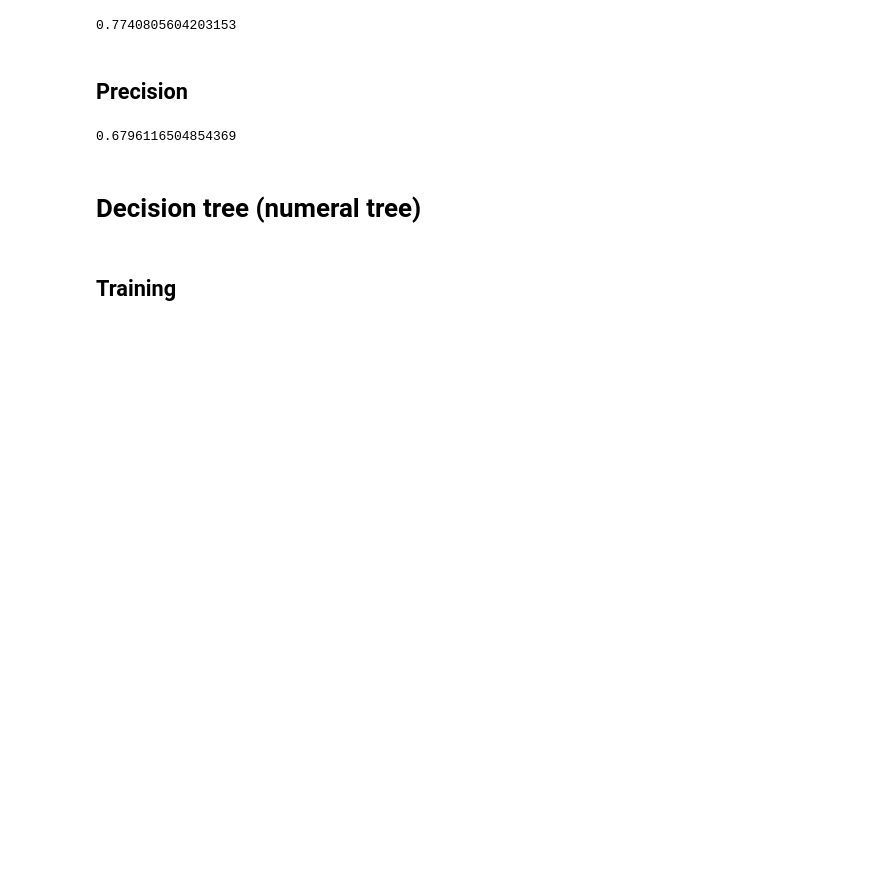
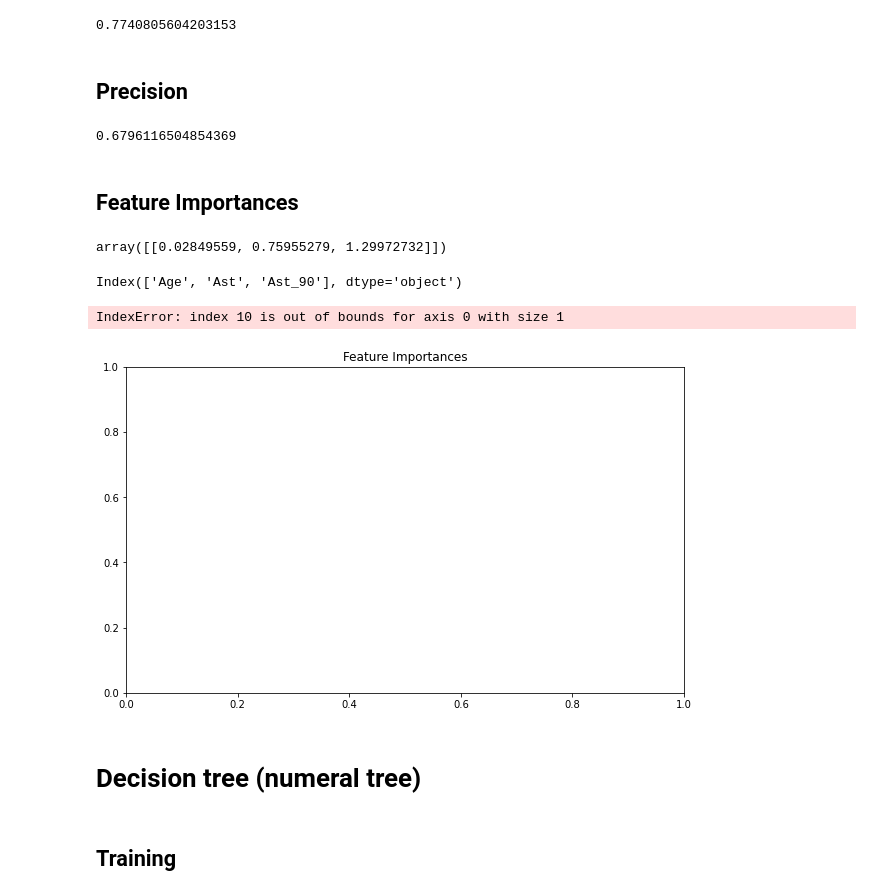
Before and after one commit to benjokapu/tpAvanzadoIA, a Jupyter notebook: analisis.ipynb, the cells around one changed output. Cells and saved outputs as stored; diff of their text form; code cells hidden in the pictures; blank space fills up the shorter version.

```diff
--- a/analisis.ipynb
+++ b/analisis.ipynb
@@ -214,6 +214,29 @@ accuracy_score(y_test, y_pred)
 precision_score(y_test, y_pred)
 # %% [output]
 0.6796116504854369
+# %% [markdown]
+## Feature Importances
+# %%
+abs(log_model.coef_)
+# %% [output]
+array([[0.02849559, 0.75955279, 1.29972732]])
+# %%
+X_train.columns
+# %% [output]
+Index(['Age', 'Ast', 'Ast_90'], dtype='object')
+# %%
+importances = abs(log_model.coef_)[::-1]
+indices = np.argsort(importances)
+
+plt.figure(figsize=(10, 6))
+plt.title("Feature Importances")
+plt.barh(range(X_train.shape[1]), importances[indices], align="center")
+plt.yticks(range(X_train.shape[1]), X_train.columns[indices])
+plt.xlabel("Relative Importance")
+plt.show()
+# %% [output]
+IndexError: index 10 is out of bounds for axis 0 with size 1
+[figure, added]
 # %% [markdown]
 # Decision tree (numeral tree)
 # %% [markdown]
```
Also changed, not shown: parts of 14 cells of this notebook.
